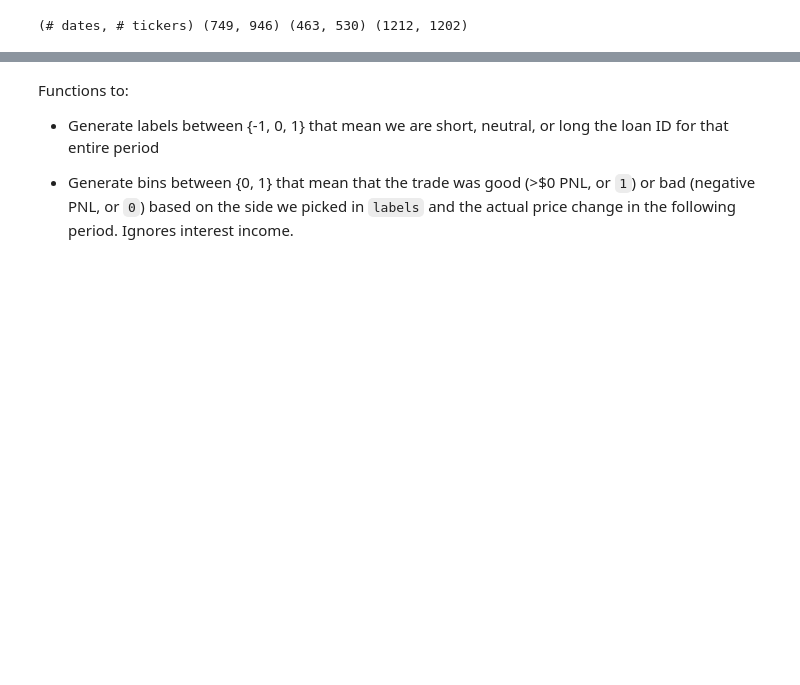
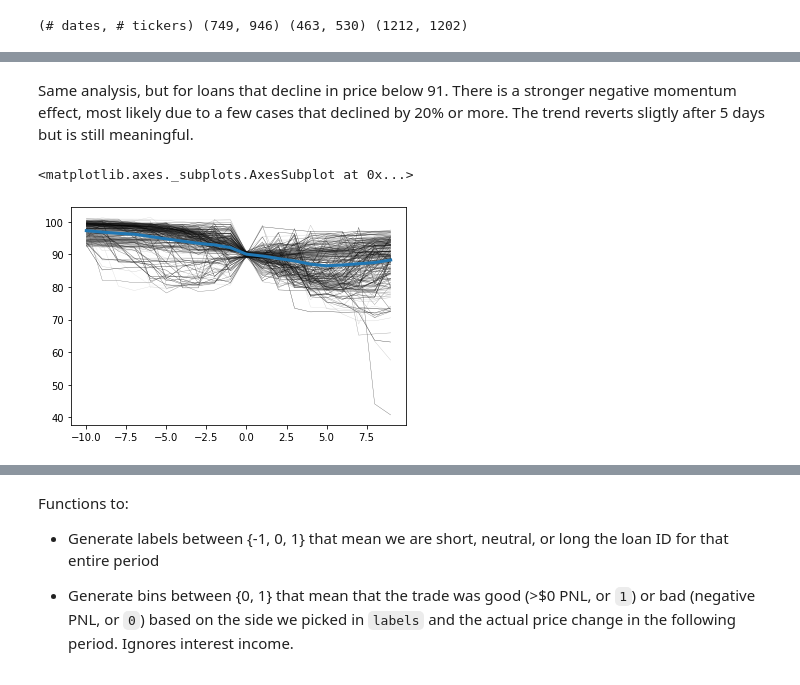
Before and after one commit to ivoytov/manhattan, a Jupyter notebook: loans.ipynb, the cells around one changed output, grey strips where cells are left out. Cells and saved outputs as stored; diff of their text form; code cells hidden in the pictures; blank space fills up the shorter version.

```diff
--- a/loans.ipynb
+++ b/loans.ipynb
@@ -40,0 +62,21 @@ The trading strategy is to buy every loan that has appreciated by at least 3 poi
+# %% [markdown]
+Same analysis, but for loans that decline in price below 91. There is a stronger negative momentum effect, most likely due to a few cases that declined by 20% or more. The trend reverts sligtly after 5 days but is still meaningful.
+# %%
+numDays = 10
+out = pd.DataFrame()
+for ticker in prices:
+  close = prices[ticker]
+  try:
+    t0 = close[(close.diff(periods=numDays) < -3) & (close > 89) & (close < 91)].index[0]
+  except:
+    # loan never met criteria, skip
+    continue
+  yx = close.iloc[close.index.get_loc(t0) - numDays:close.index.get_loc(t0) + numDays]
+  yx.index = range(-numDays,len(yx.index)-numDays)
+  out = pd.concat([out, yx], axis=1)
+
+out.plot(kind="line", legend=False, colormap="binary", linewidth=.3)
+out.T.mean().plot(linewidth=3)
+# %% [output]
+<matplotlib.axes._subplots.AxesSubplot at 0x...>
+[figure, added]
```
Also changed, not shown: parts of 16 cells of this notebook.
